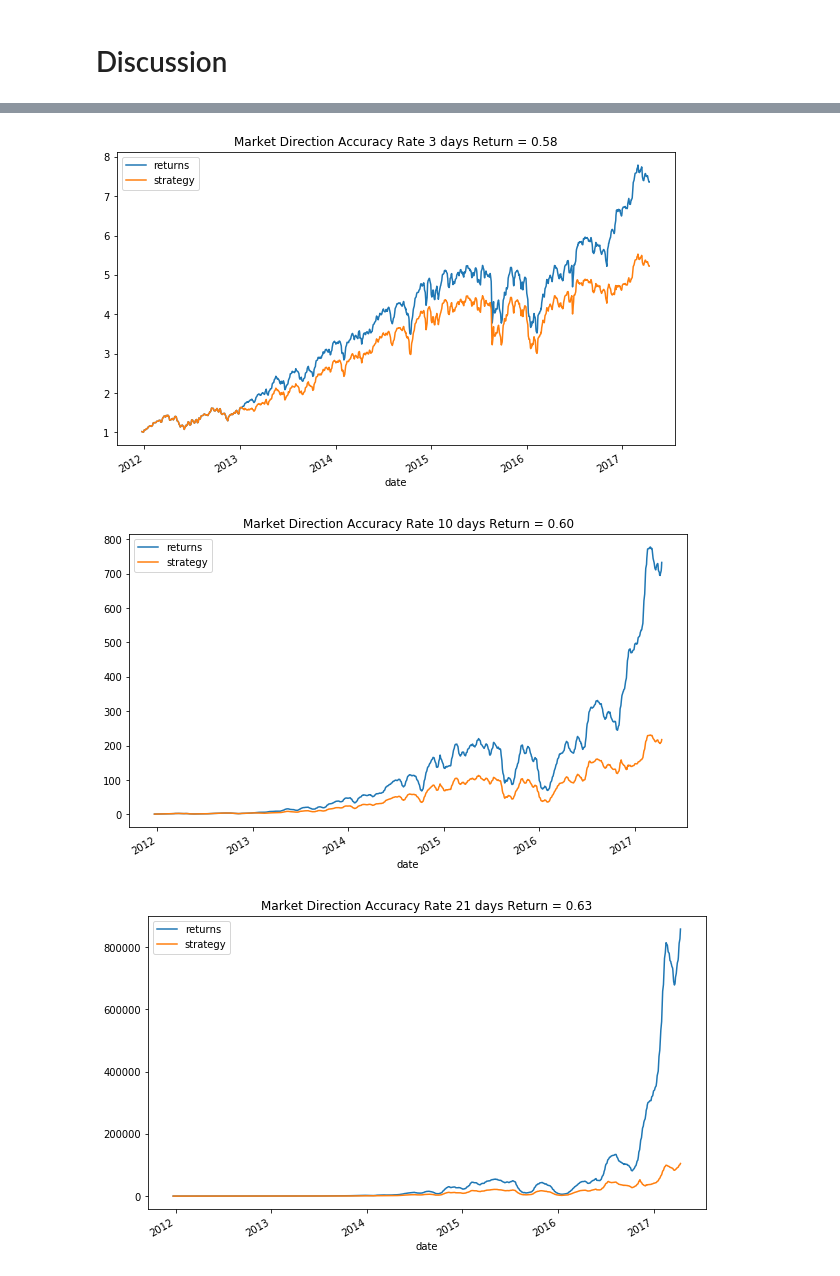
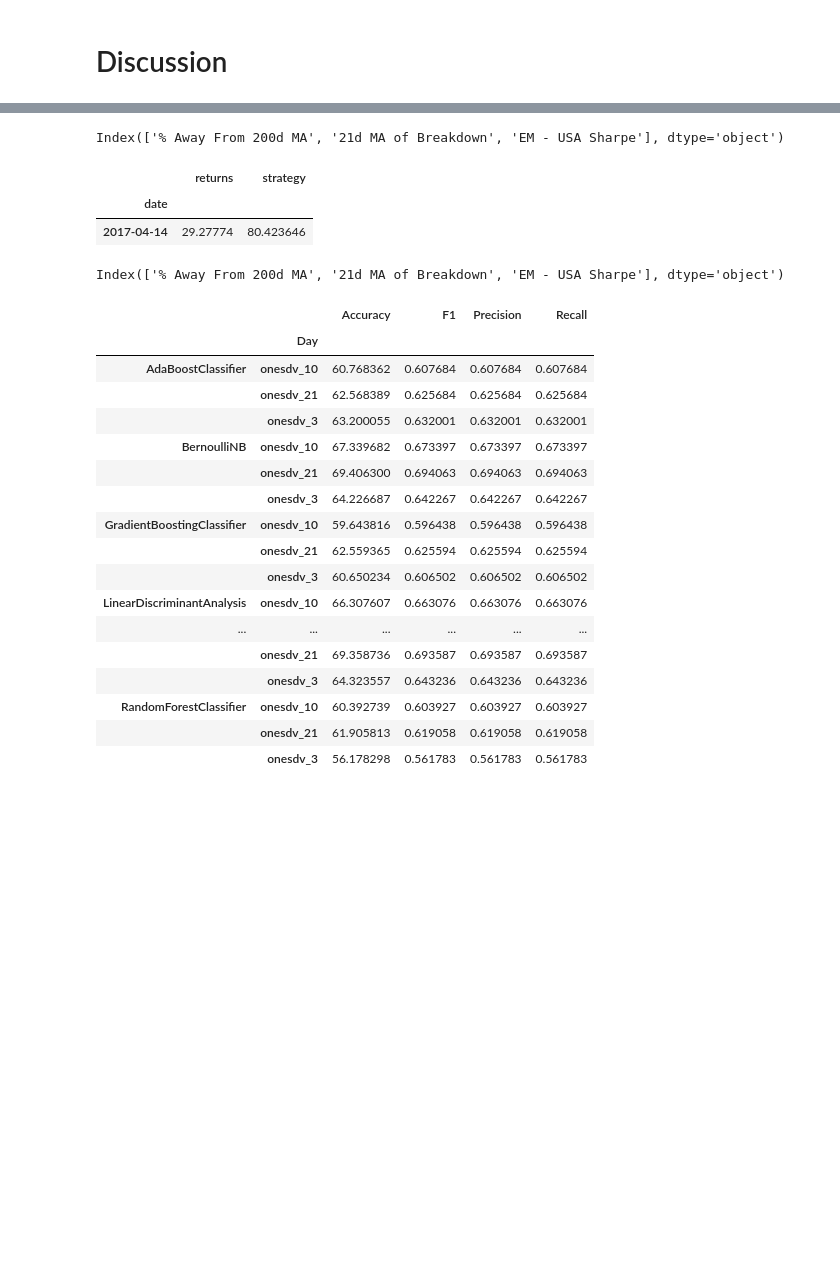
Before and after one commit to eliekawerk/trading, a Jupyter notebook: spx_ml.ipynb, the cells around one changed output, grey strips where cells are left out. Drawn from its saved outputs; the diff is of its cells as text; code cells hidden in the pictures; blank space fills up the shorter version.

```diff
--- a/spx_ml.ipynb
+++ b/spx_ml.ipynb
@@ -317,24 +215,0 @@ for i, model in enumerate(model_test_period_returns.keys()):
-# %%
-for i, rtrn in enumerate(['3', '10', '21']):
-    X_train = features_targets[features][:split]
-    y_train = features_targets[rtrn][:split]
-    X_test = features_targets[features][split:]
-    y_test = features_targets[rtrn][split:]
-    model = fit_model(X_train, y_train)
-    comparison = evaluate_model(model, X_test, y_test, rtrn)
-
-
-    hits = np.sign(comparison['returns'] *
-                        comparison['prediction']).value_counts()
-
-    acc_rate = hits.values[0] / sum(hits)
-
-
-    ax = comparison[['returns', 'strategy']].dropna().cumsum(
-                ).apply(np.exp).plot(figsize=(10, 6))
-
-    ax.set_title('Market Direction Accuracy Rate {} days Return = {:.2f}'.format(rtrn, acc_rate))
-# %% [output]
-[figure, removed]
-[figure, removed]
-[figure, removed]
@@ -340,0 +220,14 @@ for i, rtrn in enumerate(['3', '10', '21']):
+# %%
+feature_dict_sign['10']['AdaBoostClassifier']
+# %% [output]
+Index(['% Away From 200d MA', '21d MA of Breakdown', 'EM - USA Sharpe'], dtype='object')
+# %%
+model_test_period_returns['AdaBoostClassifier_21'][['returns', 'strategy']].dropna().cumsum().apply(np.exp).tail(1)
+# %% [output]
+|  | returns | strategy |
+| date |  |  |
+| 2017-04-14 | 29.27774 | 80.423646 |
+# %%
+feature_dict_sign['21']['AdaBoostClassifier']
+# %% [output]
+Index(['% Away From 200d MA', '21d MA of Breakdown', 'EM - USA Sharpe'], dtype='object')
@@ -340,0 +327,21 @@ for i, rtrn in enumerate(['3', '10', '21']):
+# %%
+log.groupby([log.index, 'Day']).mean()
+# %% [output]
+|  |  | Accuracy | F1 | Precision | Recall |
+|  | Day |  |  |  |  |
+| AdaBoostClassifier | onesdv_10 | 60.768362 | 0.607684 | 0.607684 | 0.607684 |
+|  | onesdv_21 | 62.568389 | 0.625684 | 0.625684 | 0.625684 |
+|  | onesdv_3 | 63.200055 | 0.632001 | 0.632001 | 0.632001 |
+| BernoulliNB | onesdv_10 | 67.339682 | 0.673397 | 0.673397 | 0.673397 |
+|  | onesdv_21 | 69.406300 | 0.694063 | 0.694063 | 0.694063 |
+|  | onesdv_3 | 64.226687 | 0.642267 | 0.642267 | 0.642267 |
+| GradientBoostingClassifier | onesdv_10 | 59.643816 | 0.596438 | 0.596438 | 0.596438 |
+|  | onesdv_21 | 62.559365 | 0.625594 | 0.625594 | 0.625594 |
+|  | onesdv_3 | 60.650234 | 0.606502 | 0.606502 | 0.606502 |
+| LinearDiscriminantAnalysis | onesdv_10 | 66.307607 | 0.663076 | 0.663076 | 0.663076 |
+| ... | ... | ... | ... | ... | ... |
+|  | onesdv_21 | 69.358736 | 0.693587 | 0.693587 | 0.693587 |
+|  | onesdv_3 | 64.323557 | 0.643236 | 0.643236 | 0.643236 |
+| RandomForestClassifier | onesdv_10 | 60.392739 | 0.603927 | 0.603927 | 0.603927 |
+|  | onesdv_21 | 61.905813 | 0.619058 | 0.619058 | 0.619058 |
+|  | onesdv_3 | 56.178298 | 0.561783 | 0.561783 | 0.561783 |
```
Also changed, not shown: parts of 17 cells of this notebook.
